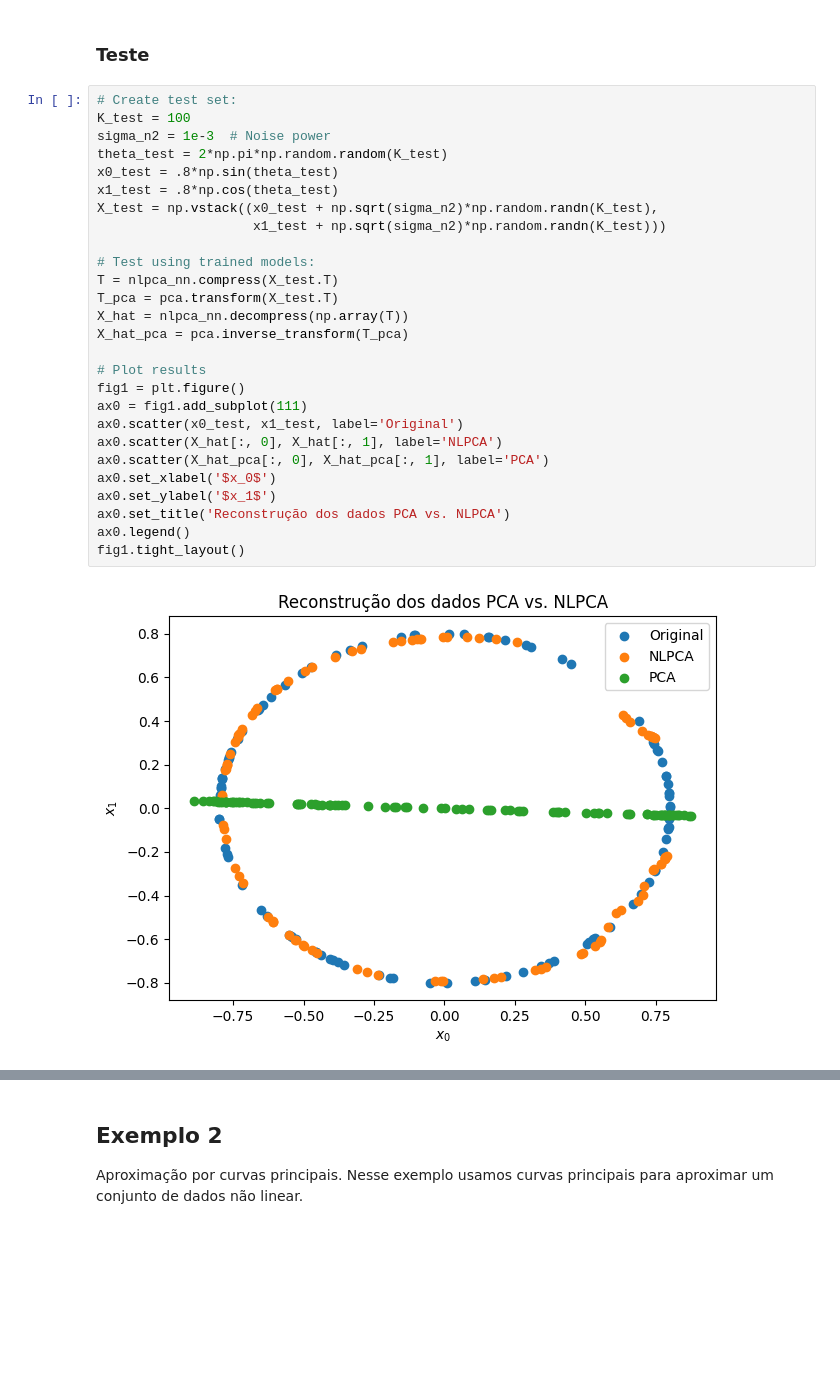
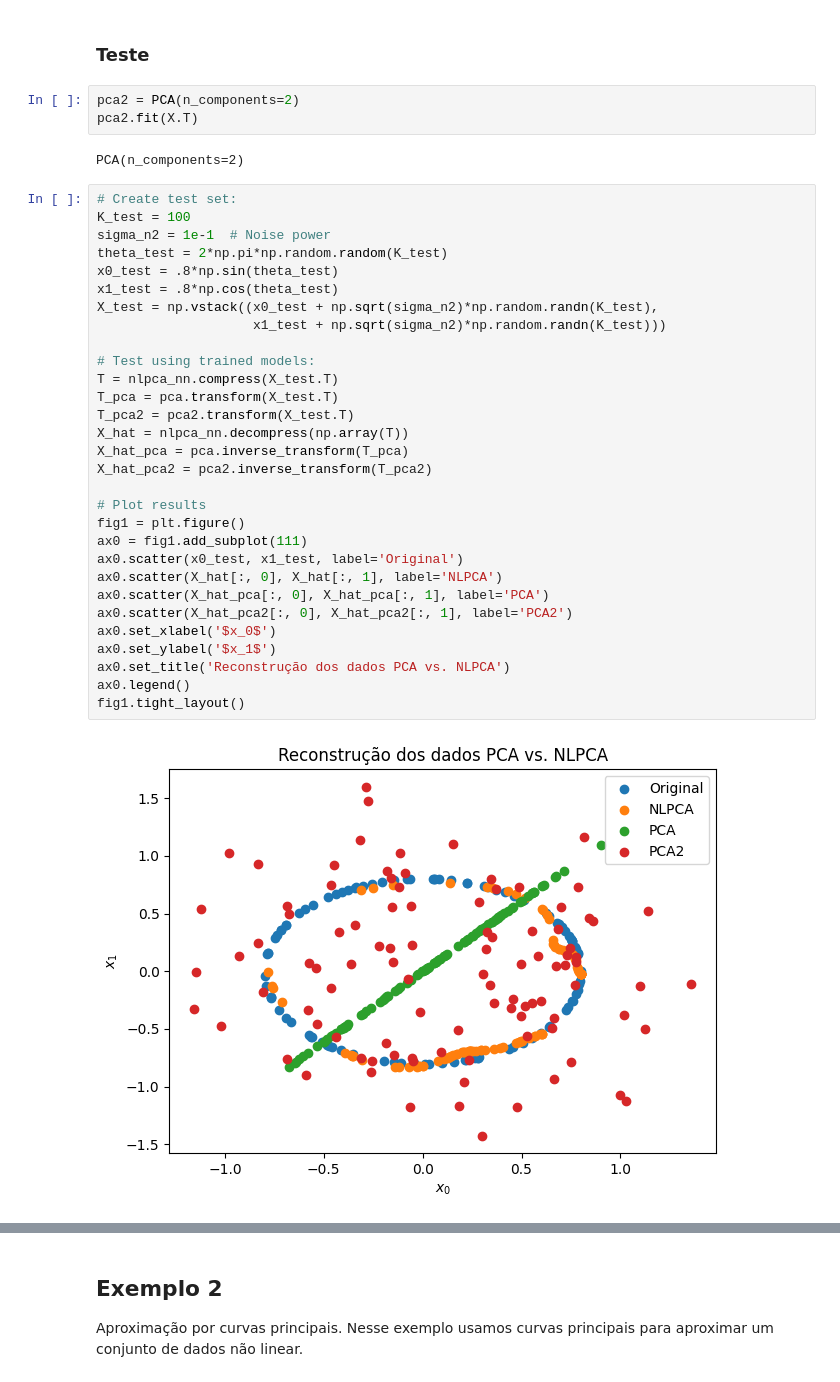
Before and after one commit to felipescoelho/compactacao-de-sinais, a Jupyter notebook: nlpca.ipynb, the cells around one changed output, grey strips where cells are left out. Saved outputs shown, nothing was run; the diff lists cells and outputs as text; blank space fills up the shorter version.

```diff
--- a/nlpca.ipynb
+++ b/nlpca.ipynb
@@ -79,31 +83,39 @@ Epoch 35/250
 # %% [markdown]
 ### Teste
+# %%
+pca2 = PCA(n_components=2)
+pca2.fit(X.T)
+# %% [output]
+PCA(n_components=2)
 # %%
 # Create test set:
 K_test = 100
-sigma_n2 = 1e-3  # Noise power
+sigma_n2 = 1e-1  # Noise power
 theta_test = 2*np.pi*np.random.random(K_test)
 x0_test = .8*np.sin(theta_test)
 x1_test = .8*np.cos(theta_test)
 X_test = np.vstack((x0_test + np.sqrt(sigma_n2)*np.random.randn(K_test),
                     x1_test + np.sqrt(sigma_n2)*np.random.randn(K_test)))
 
 # Test using trained models:
 T = nlpca_nn.compress(X_test.T)
 T_pca = pca.transform(X_test.T)
+T_pca2 = pca2.transform(X_test.T)
 X_hat = nlpca_nn.decompress(np.array(T))
 X_hat_pca = pca.inverse_transform(T_pca)
+X_hat_pca2 = pca2.inverse_transform(T_pca2)
 
 # Plot results
 fig1 = plt.figure()
 ax0 = fig1.add_subplot(111)
 ax0.scatter(x0_test, x1_test, label='Original')
 ax0.scatter(X_hat[:, 0], X_hat[:, 1], label='NLPCA')
 ax0.scatter(X_hat_pca[:, 0], X_hat_pca[:, 1], label='PCA')
+ax0.scatter(X_hat_pca2[:, 0], X_hat_pca2[:, 1], label='PCA2')
 ax0.set_xlabel('$x_0$')
 ax0.set_ylabel('$x_1$')
 ax0.set_title('Reconstrução dos dados PCA vs. NLPCA')
 ax0.legend()
 fig1.tight_layout()
 # %% [output]
-[figure, old version]
+[figure, new version]
```
Also changed, not shown: parts of 8 cells of this notebook, 1 other file.
